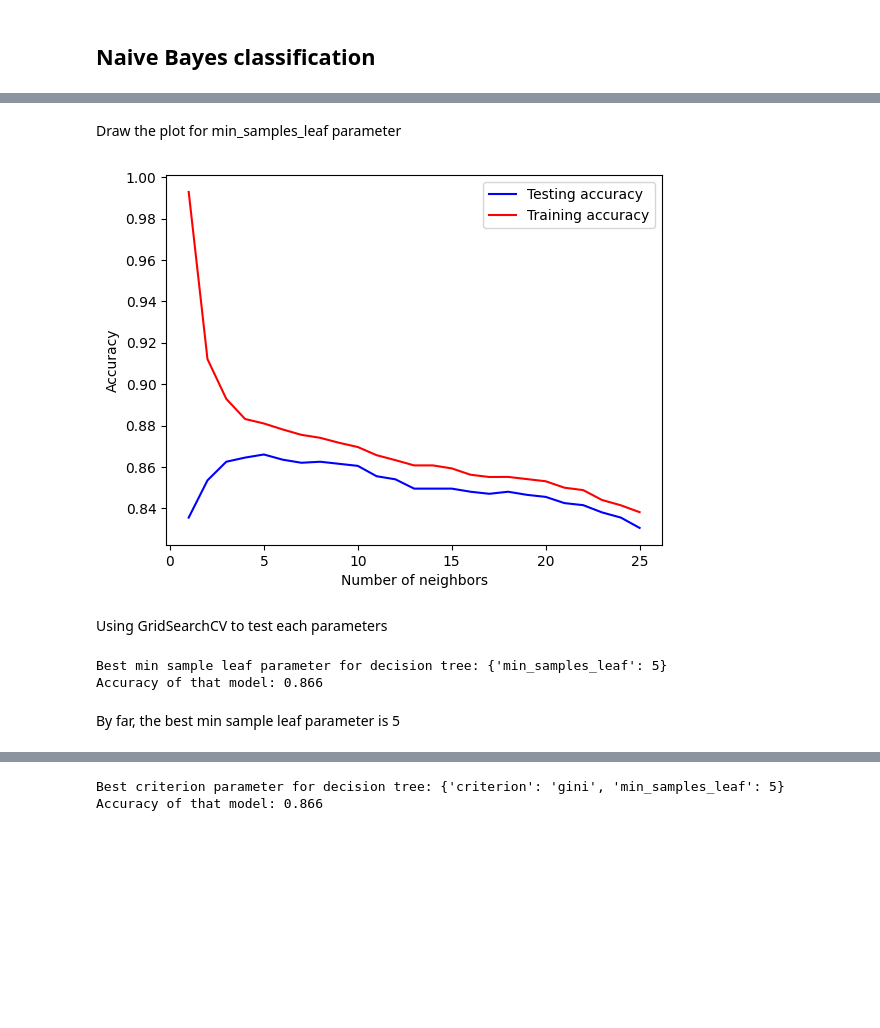
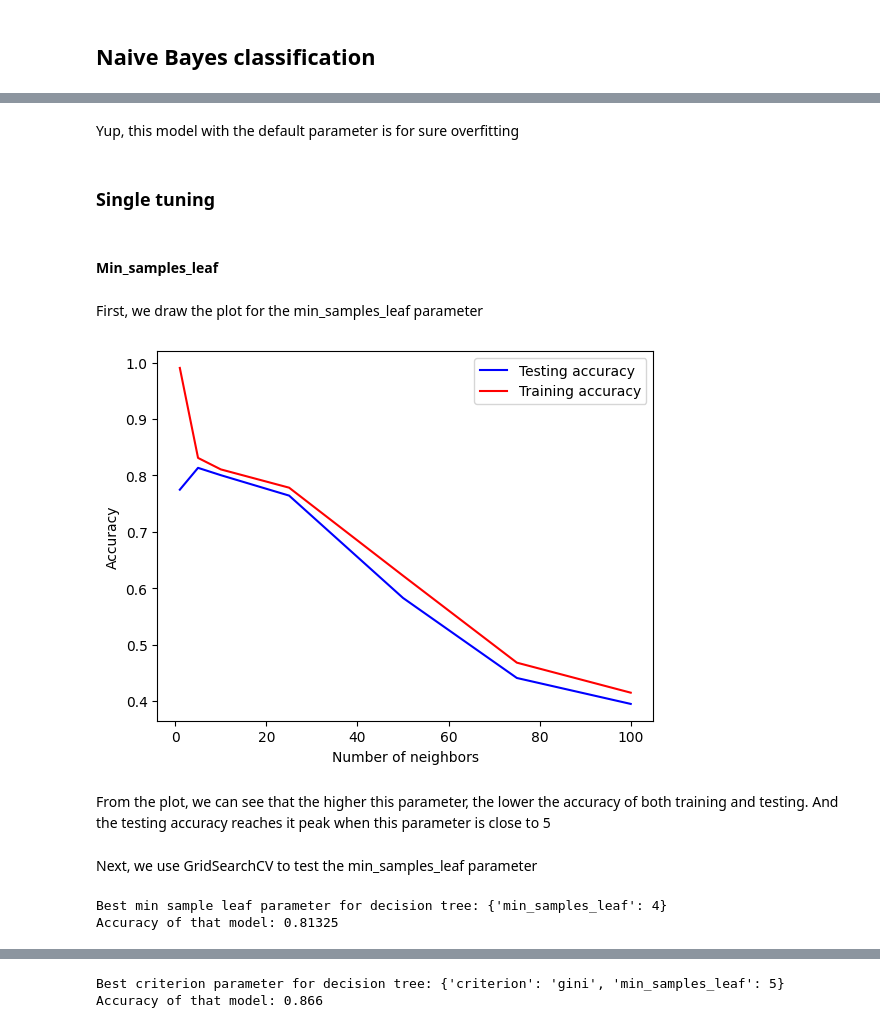
Before and after one commit to auphong2707/emotion-dectection-from-text, a Jupyter notebook: EDFT.ipynb, the cells around one changed output, grey strips where cells are left out. Saved outputs shown, nothing was run; the diff lists cells and outputs as text; code cells hidden in the pictures; blank space fills up the shorter version.

Commit message:
Update DecisionTree

```diff
--- a/EDFT.ipynb
+++ b/EDFT.ipynb
@@ -90,7 +93,7 @@ print("Test data's size is:", len(X_test_raw))
 # %% [markdown]
 Removing the stopword
 # %%
-file = open("data/stopwords/stop_words_english.txt", 'r')
+file = open(file="data/stopwords/stop_words_english.txt", mode='r', encoding='UTF-8')
 stopword_list = file.read().split('\n')
 file.close()
 # %% [markdown]
@@ -480,4 +504,4 @@ I'm going to do just literally the same thing for TfIdf dataset... later.
 # %%
-DT = DecisionTreeClassifier(min_samples_leaf=5)
+DT = DecisionTreeClassifier()
 DT.fit(X_train_bow, y_train)
 # %% [output]
@@ -526,0 +528,2 @@ plt.plot(train_sizes, test_mean_score, color = 'r')
+# %%
+draw_learning_curve(DT, X_train_bow, y_train)
@@ -527,36 +532,44 @@ plt.plot(train_sizes, test_mean_score, color = 'r')
+# %% [markdown]
+Yup, this model with the default parameter is for sure overfitting
+# %% [markdown]
+### Single tuning
+# %% [markdown]
+#### Min_samples_leaf
 # %% [markdown]
-Draw the plot for min_samples_leaf parameter
+First, we draw the plot for the min_samples_leaf parameter
 # %%
 # Setting the min sample leaf range
-K = [i for i in range(1, 26)]
+K = [1, 5, 10, 25, 50, 75, 100]
 accuracy_list = list()
 valid_accuracy_list = list()
 
 for k in K:
   dt_model = DecisionTreeClassifier(min_samples_leaf=k)
   dt_model.fit(X_train_bow, y_train)
 
   data_pred_y = dt_model.predict(X_test_bow)
   data_valid_y = dt_model.predict(X_train_bow)
 
   accuracy_list.append([k, accuracy_score(y_test, data_pred_y)])
   valid_accuracy_list.append([k, accuracy_score(y_train, data_valid_y)])
 
 accuracy_list = np.asarray(accuracy_list)
 valid_accuracy_list = np.asarray(valid_accuracy_list)
 
 plt.plot(accuracy_list[:, 0], accuracy_list[:, 1], label = "Testing accuracy", color = 'b')
 plt.plot(valid_accuracy_list[:, 0], valid_accuracy_list[:, 1], label = "Training accuracy", color = 'r')
 plt.xlabel('Number of neighbors')
 plt.ylabel('Accuracy')
 plt.legend()
 plt.show()
 # %% [output]
-[figure, old version]
+[figure, new version]
-# %% [markdown]
-Using GridSearchCV to test each parameters
+# %% [markdown]
+From the plot, we can see that the higher this parameter, the lower the accuracy of both training and testing. And the testing accuracy reaches it peak when this parameter is close to 5
+# %% [markdown]
+Next, we use GridSearchCV to test the min_samples_leaf parameter
 # %%
-dict_param = {'min_samples_leaf': [5, 10, 15, 20, 25]}
+dict_param = {'min_samples_leaf': [i for i in range(1, 10)]}
 best_min_sample_leaf = GridSearchCV(DecisionTreeClassifier(), param_grid = dict_param, n_jobs = -1, cv = 10, scoring = 'accuracy')
 
 best_min_sample_leaf.fit(X_train_bow, y_train)
@@ -565,7 +578,5 @@ print("Best min sample leaf parameter for decision tree:", best_min_sample_leaf.
 data_best_min_sample_leaf_y = best_min_sample_leaf.predict(X_test_bow)
 print("Accuracy of that model:", accuracy_score(data_best_min_sample_leaf_y, y_test))
 # %% [output]
-Best min sample leaf parameter for decision tree: {'min_samples_leaf': 5}
-Accuracy of that model: 0.866
+Best min sample leaf parameter for decision tree: {'min_samples_leaf': 4}
+Accuracy of that model: 0.81325
-# %% [markdown]
-By far, the best min sample leaf parameter is 5
```
Also changed, not shown: parts of 27 cells of this notebook.
